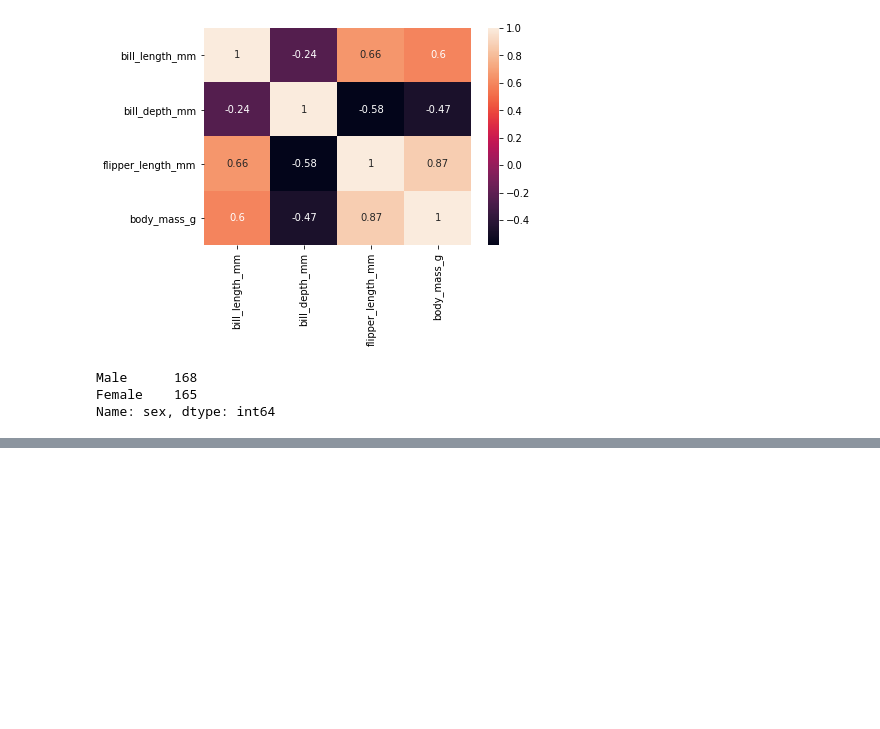
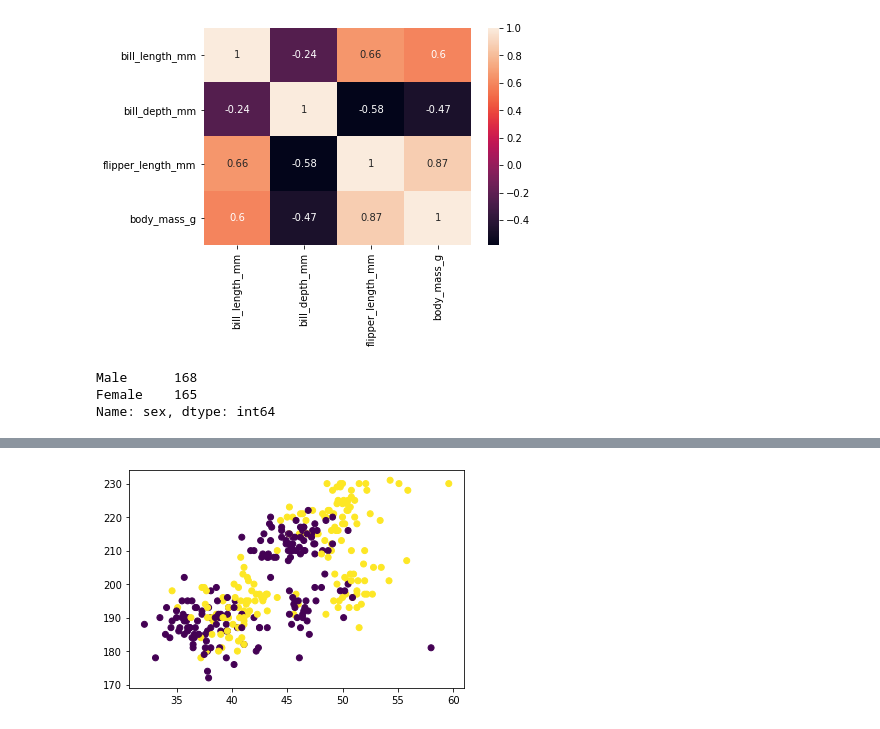
Before and after one commit to jvallalta/ia3, a Jupyter notebook: ML_Exercises.ipynb, the cells around one changed output, grey strips where cells are left out. Saved outputs shown, nothing was run; the diff lists cells and outputs as text; code cells hidden in the pictures; blank space fills up the shorter version.

```diff
--- a/ML_Exercises.ipynb
+++ b/ML_Exercises.ipynb
@@ -113,0 +115,6 @@ KeyError: ignored
+# %%
+# A scatter plot of bill_length_mm versus flipper_length_mm
+plt.scatter(penguin.bill_length_mm, penguin.flipper_length_mm, c=penguin.sex=='Male')
+plt.show()
+# %% [output]
+[figure, added]
```
Also changed, not shown: parts of 8 cells of this notebook.
